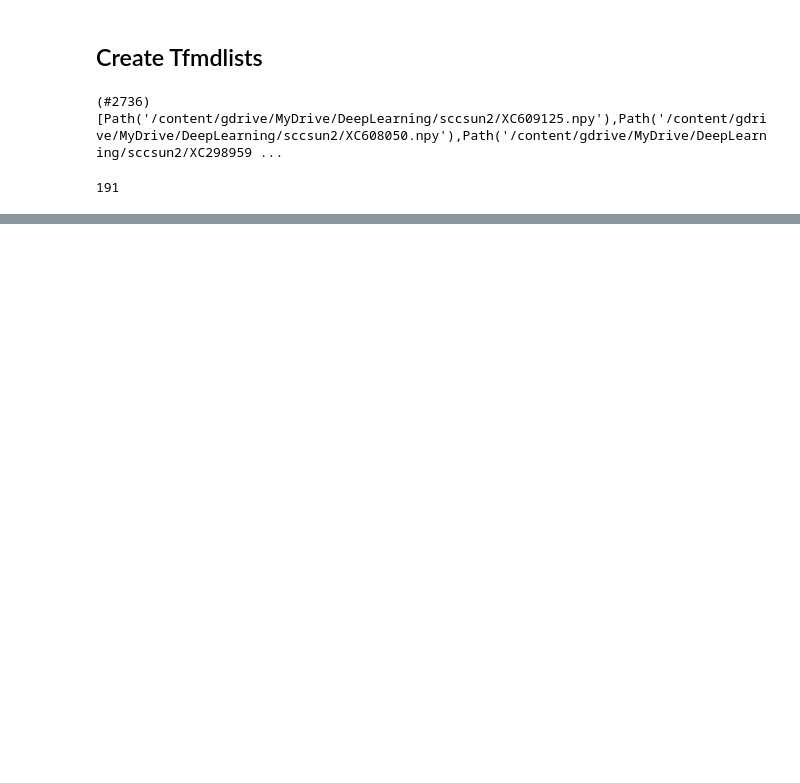
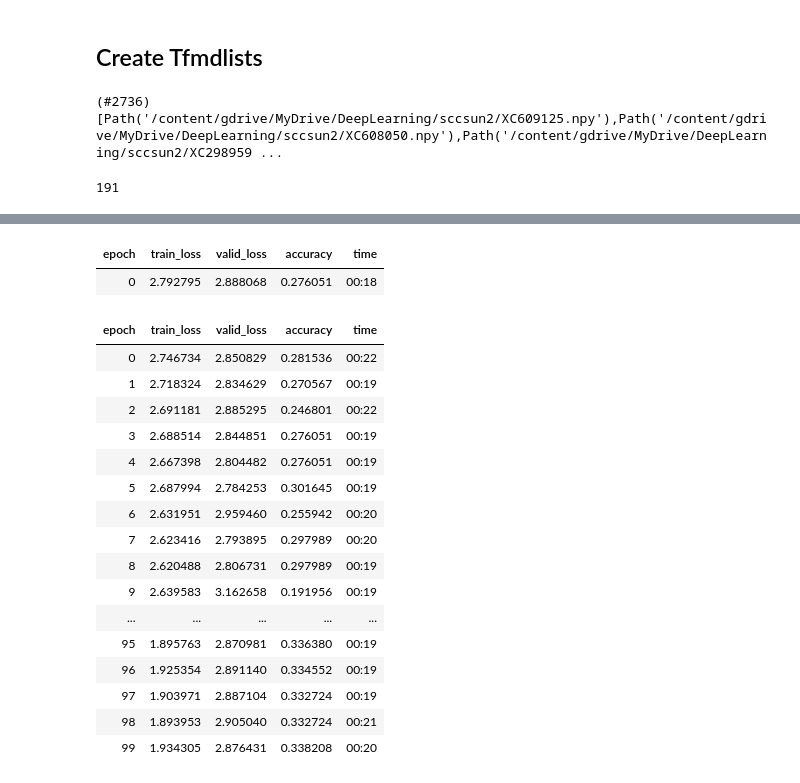
Before and after one commit to Moramor/birdclef-competition, a Jupyter notebook: generate-spectrogram-before.ipynb, the cells around one changed output, grey strips where cells are left out. Saved outputs shown, nothing was run; the diff lists cells and outputs as text; code cells hidden in the pictures; blank space fills up the shorter version.

Commit message:
Save progress. Working training with 30% accuracy ....

```diff
--- a/generate-spectrogram-before.ipynb
+++ b/generate-spectrogram-before.ipynb
@@ -458,3 +489,46 @@ play_time_seconds = 3
 t = np.linspace(0, play_time_seconds, framerate*play_time_seconds)
 audio_data = np.sin(2*np.pi*300*t) + np.sin(2*np.pi*240*t)
 Audio(audio_data, rate=framerate, autoplay=True)
+# %%
+from fastai.vision.all import *
+from pathlib import Path
+from PIL import Image
+from torchvision.transforms import ToPILImage
+
+# get list of all .npy files in folder
+fnames = items
+
+# define function to open .npy file and return tensor
+#def open_npy(fname):
+#    img_array = np.load(fname, allow_pickle=True)
+#    img = Image.fromarray(img_array)
+#    return img
+import pickle as pl
+
+def open_npy(fname):
+
+    img_array = np.load(fname, allow_pickle=True)
+    img_tensor = torch.from_numpy(img_array).float().transpose(0, 1).unsqueeze(0)
+    img_tensor = img_tensor / img_tensor.max()
+    img = ToPILImage()(img_tensor)
+    return img
+
+# define function to get label from folder name
+def get_label(fname):
+    return Path(fname).parent.name
+
+# define datablock
+dblock = DataBlock(blocks=(ImageBlock, CategoryBlock),
+                   get_x=open_npy,
+                   get_y=parent_label,
+                   item_tfms=[Resize((128, 626))],
+                   splitter=RandomSplitter())
+
+# create dataloaders
+dls = dblock.dataloaders(fnames, bs=32, vocab=labels_vocab)
+
+# create learner
+learn = cnn_learner(dls, resnet18, metrics=[accuracy])
+
+# train model
+learn.fine_tune(10)
@@ -460,0 +549,22 @@ Audio(audio_data, rate=framerate, autoplay=True)
+# %%
+learn.fine_tune(100)
+# %% [output]
+| epoch | train_loss | valid_loss | accuracy | time |
+| 0 | 2.792795 | 2.888068 | 0.276051 | 00:18 |
+| epoch | train_loss | valid_loss | accuracy | time |
+| 0 | 2.746734 | 2.850829 | 0.281536 | 00:22 |
+| 1 | 2.718324 | 2.834629 | 0.270567 | 00:19 |
+| 2 | 2.691181 | 2.885295 | 0.246801 | 00:22 |
+| 3 | 2.688514 | 2.844851 | 0.276051 | 00:19 |
+| 4 | 2.667398 | 2.804482 | 0.276051 | 00:19 |
+| 5 | 2.687994 | 2.784253 | 0.301645 | 00:19 |
+| 6 | 2.631951 | 2.959460 | 0.255942 | 00:20 |
+| 7 | 2.623416 | 2.793895 | 0.297989 | 00:20 |
+| 8 | 2.620488 | 2.806731 | 0.297989 | 00:19 |
+| 9 | 2.639583 | 3.162658 | 0.191956 | 00:19 |
+| ... | ... | ... | ... | ... |
+| 95 | 1.895763 | 2.870981 | 0.336380 | 00:19 |
+| 96 | 1.925354 | 2.891140 | 0.334552 | 00:19 |
+| 97 | 1.903971 | 2.887104 | 0.332724 | 00:19 |
+| 98 | 1.893953 | 2.905040 | 0.332724 | 00:21 |
+| 99 | 1.934305 | 2.876431 | 0.338208 | 00:20 |
```
Also changed, not shown: parts of 33 cells of this notebook.
